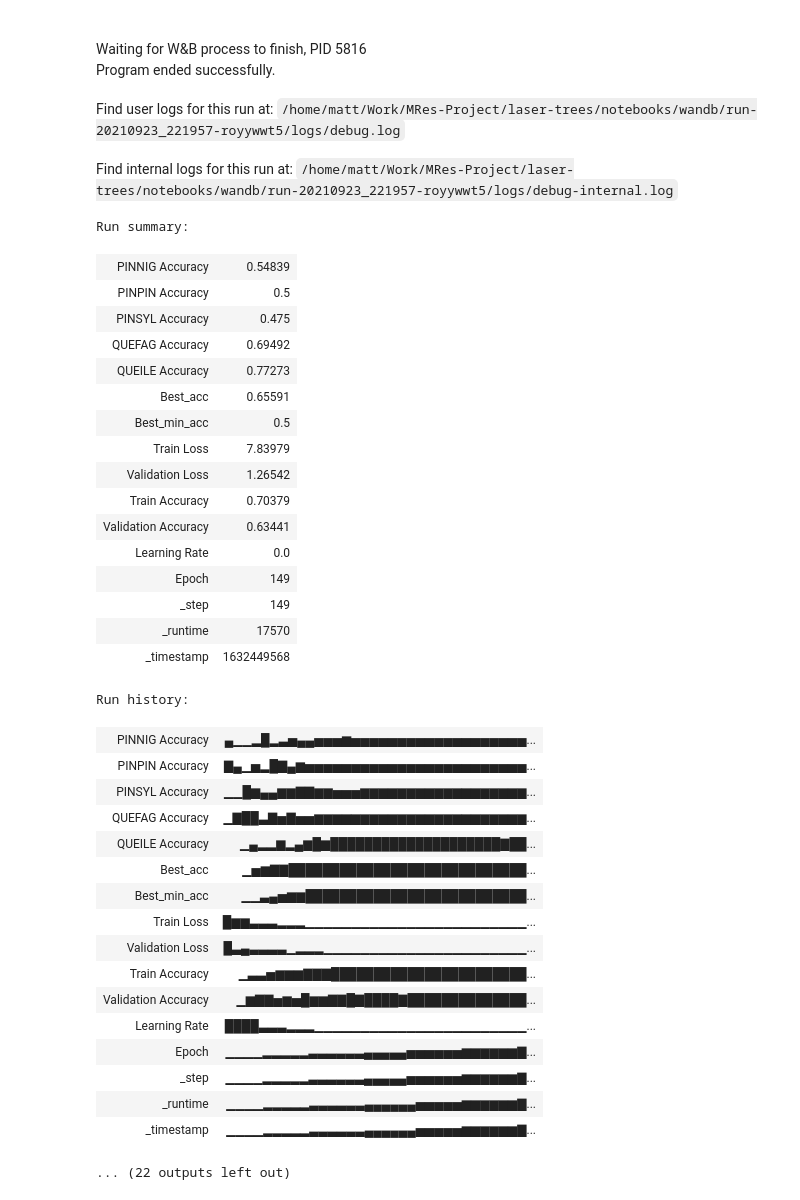
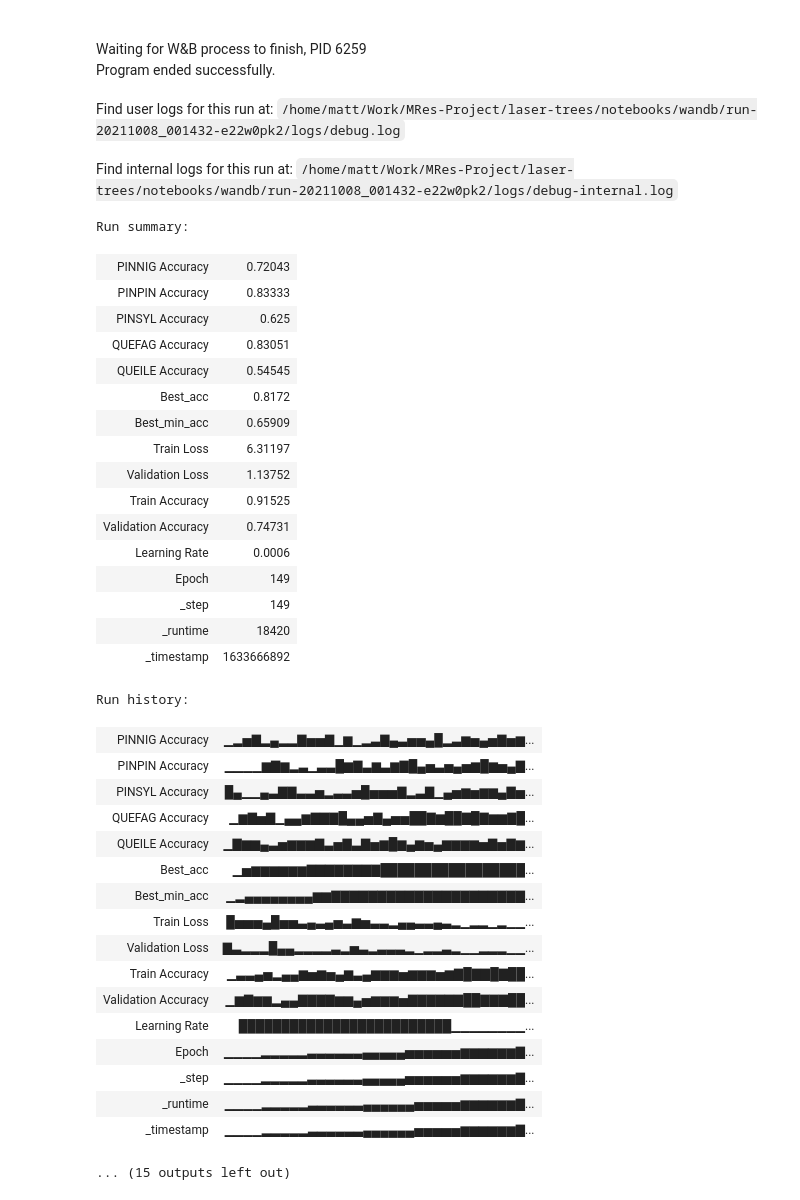
Before and after one commit to mataln/laser-trees, a Jupyter notebook: notebooks/bayes.ipynb, the cells around one changed output. Drawn from its saved outputs; the diff is of its cells as text; code cells hidden in the pictures.

```diff
--- a/notebooks/bayes.ipynb
+++ b/notebooks/bayes.ipynb
@@ -110,6 +110,6 @@ def interface_to_train():
 #sweep_id = wandb.sweep(sweep_config, project='laser-trees-bayes')
 sweep_id = 'gf6k72md'
 
-count = 3
+count = 2
 wandb.agent(sweep_id, project='laser-trees-bayes', function=interface_to_train, count=count)
 # %% [output]
@@ -172,40 +172,40 @@ Best min producer accuracy: 0.5
 Saved!
-Waiting for W&B process to finish, PID 5816
+Waiting for W&B process to finish, PID 6259
 Program ended successfully.
-Find user logs for this run at: /home/matt/Work/MRes-Project/laser-trees/notebooks/wandb/run-20210923_221957-royywwt5/logs/debug.log
+Find user logs for this run at: /home/matt/Work/MRes-Project/laser-trees/notebooks/wandb/run-20211008_001432-e22w0pk2/logs/debug.log
-Find internal logs for this run at: /home/matt/Work/MRes-Project/laser-trees/notebooks/wandb/run-20210923_221957-royywwt5/logs/debug-internal.log
+Find internal logs for this run at: /home/matt/Work/MRes-Project/laser-trees/notebooks/wandb/run-20211008_001432-e22w0pk2/logs/debug-internal.log
 Run summary:
-| PINNIG Accuracy | 0.54839 |
-| PINPIN Accuracy | 0.5 |
-| PINSYL Accuracy | 0.475 |
-| QUEFAG Accuracy | 0.69492 |
-| QUEILE Accuracy | 0.77273 |
-| Best_acc | 0.65591 |
-| Best_min_acc | 0.5 |
-| Train Loss | 7.83979 |
-| Validation Loss | 1.26542 |
-| Train Accuracy | 0.70379 |
-| Validation Accuracy | 0.63441 |
-| Learning Rate | 0.0 |
+| PINNIG Accuracy | 0.72043 |
+| PINPIN Accuracy | 0.83333 |
+| PINSYL Accuracy | 0.625 |
+| QUEFAG Accuracy | 0.83051 |
+| QUEILE Accuracy | 0.54545 |
+| Best_acc | 0.8172 |
+| Best_min_acc | 0.65909 |
+| Train Loss | 6.31197 |
+| Validation Loss | 1.13752 |
+| Train Accuracy | 0.91525 |
+| Validation Accuracy | 0.74731 |
+| Learning Rate | 0.0006 |
 | Epoch | 149 |
 | _step | 149 |
-| _runtime | 17570 |
-| _timestamp | 1632449568 |
+| _runtime | 18420 |
+| _timestamp | 1633666892 |
 Run history:
-| PINNIG Accuracy | ▄▁▁▂█▂▃▅▄▄▅▅▅▆▅▅▅▅▅▅▅▅▅▅▅▅▅▅▅▅▅▅▅... |
-| PINPIN Accuracy | ▇▄▁▅▂█▇▄▆▅▅▅▅▅▅▅▅▅▅▅▅▅▅▅▅▅▅▅▅▅▅▅▅... |
-| PINSYL Accuracy | ▁▁█▆▄▄▆▆▇▇▆▆▅▅▅▆▆▆▆▆▆▆▆▆▆▆▆▆▆▆▆▆▆... |
-| QUEFAG Accuracy | ▁▇██▃▇▅▇▅▅▆▆▆▆▆▆▆▆▆▆▆▆▆▆▆▆▆▆▆▆▆▆▆... |
-| QUEILE Accuracy | ▁▄▂▂▆▂▄▆█▆████████████████████▇██... |
-| Best_acc | ▁▅▆▇▇████████████████████████████... |
-| Best_min_acc | ▁▁▃▄▅▆▆██████████████████████████... |
-| Train Loss | █▆▆▃▃▃▂▂▂▁▁▁▁▁▁▁▁▁▁▁▁▁▁▁▁▁▁▁▁▁▁▁▁... |
-| Validation Loss | █▃▄▃▃▃▃▁▂▂▂▁▁▁▁▁▁▁▁▁▁▁▁▁▁▁▁▁▁▁▁▁▁... |
-| Train Accuracy | ▁▃▃▅▆▆▆▇▇▇███████████████████████... |
-| Validation Accuracy | ▁▆▇▇▅▆▅█▆▆▇▇█▇████▇██████████████... |
-| Learning Rate | ████▃▃▃▂▂▂▁▁▁▁▁▁▁▁▁▁▁▁▁▁▁▁▁▁▁▁▁▁▁... |
+| PINNIG Accuracy | ▁▂▅▇▂▄▂▂▇▅▅▇▁▆▁▂▃▇▄▃▅▅▄█▂▃▆▅▄▅▇▅▆... |
+| PINPIN Accuracy | ▁▁▁▁▆▇▆▂▃▁▃▃█▆▇▃▆▃▆▇█▄▅▃▅▄▅▆█▆▅▄▇... |
+| PINSYL Accuracy | █▄▁▁▄▃▇▇▃▃▅▂▃▃▅█▅▅▅▇▂▃▇▁▄▅▆▅▆▆▄▇▅... |
+| QUEFAG Accuracy | ▁▆▇▅▇▁▄▄▆▇▇▇█▄▄▅▇▄▅▅██▇▆██▇█▇▆▆▇█... |
+| QUEILE Accuracy | ▁▇▆▆▄▃▅▆▆▆▇▃▅▇▃▇▅▆█▆▄▆▅▄▆▆▆▆▅▇▅▇▆... |
+| Best_acc | ▁▅▆▆▆▆▆▆▇▇▇▇▇▇▇▇█████████████████... |
+| Best_min_acc | ▁▂▄▄▄▄▄▄▄▄▆▆▇▇▇▇▇▇▇▇▇▇▇▇▇▇▇▇▇▇▇▇▇... |
+| Train Loss | █▅▅▅▄█▅▅▃▄▃▄▅▃▆▅▃▃▂▄▄▃▃▄▃▂▁▂▂▁▂▁▁... |
+| Validation Loss | ▇▃▂▂▂█▄▄▂▂▂▂▃▂▅▃▂▃▃▃▂▁▂▂▃▂▁▁▂▂▂▁▁... |
+| Train Accuracy | ▁▃▃▄▅▂▄▄▆▅▆▅▄▆▃▄▆▆▆▅▆▆▆▅▆▇█▇▇█▇██... |
+| Validation Accuracy | ▁▆▇▆▆▂▄▄▇▇▇▇▆▆▄▅▆▆▆▅▇▇▇▇▇▇██▇▇▇██... |
+| Learning Rate | █████████████████████████▁▁▁▁▁▁▁▁... |
 | Epoch | ▁▁▁▁▂▂▂▂▂▃▃▃▃▃▃▄▄▄▄▄▅▅▅▅▅▅▆▆▆▆▆▆▇... |
 | _step | ▁▁▁▁▂▂▂▂▂▃▃▃▃▃▃▄▄▄▄▄▅▅▅▅▅▅▆▆▆▆▆▆▇... |
 | _runtime | ▁▁▁▁▂▂▂▂▂▃▃▃▃▃▃▄▄▄▄▄▄▅▅▅▅▅▆▆▆▆▆▆▇... |
 | _timestamp | ▁▁▁▁▂▂▂▂▂▃▃▃▃▃▃▄▄▄▄▄▄▅▅▅▅▅▆▆▆▆▆▆▇... |
-... (22 outputs left out)
+... (15 outputs left out)
```
Also changed, not shown: parts of 1 cell of this notebook, 2 other files.
